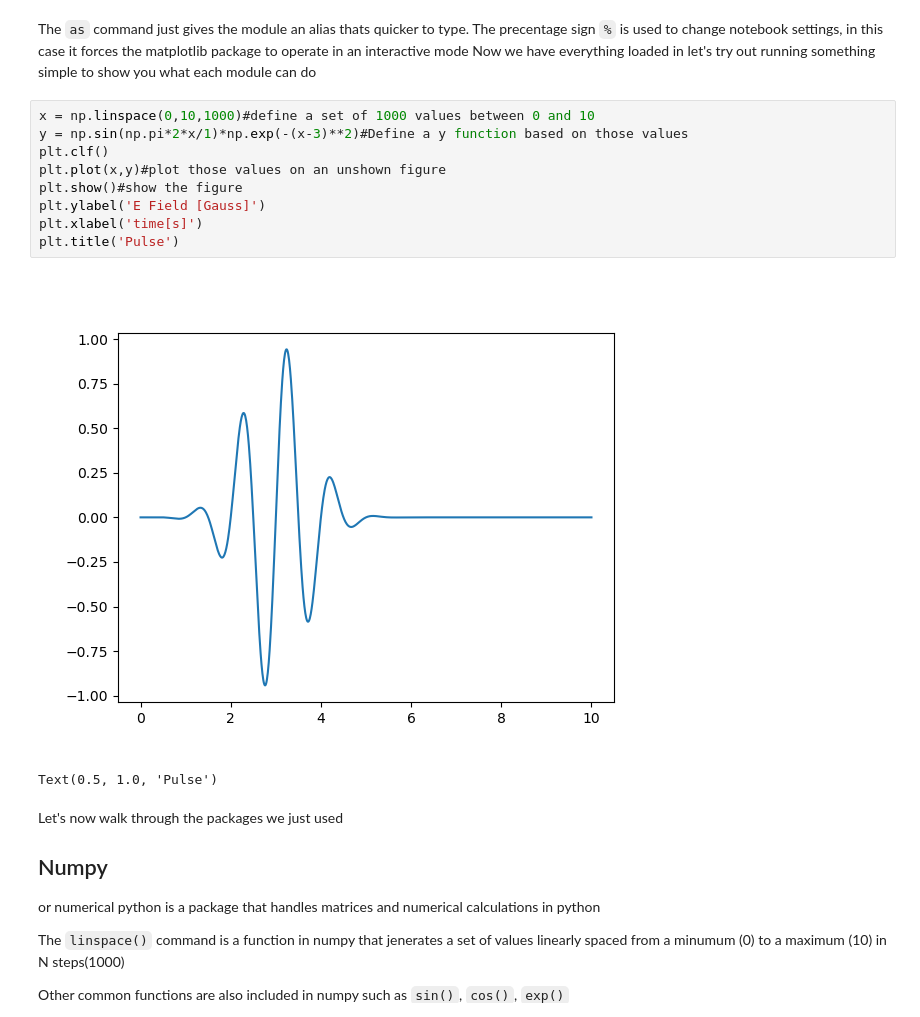
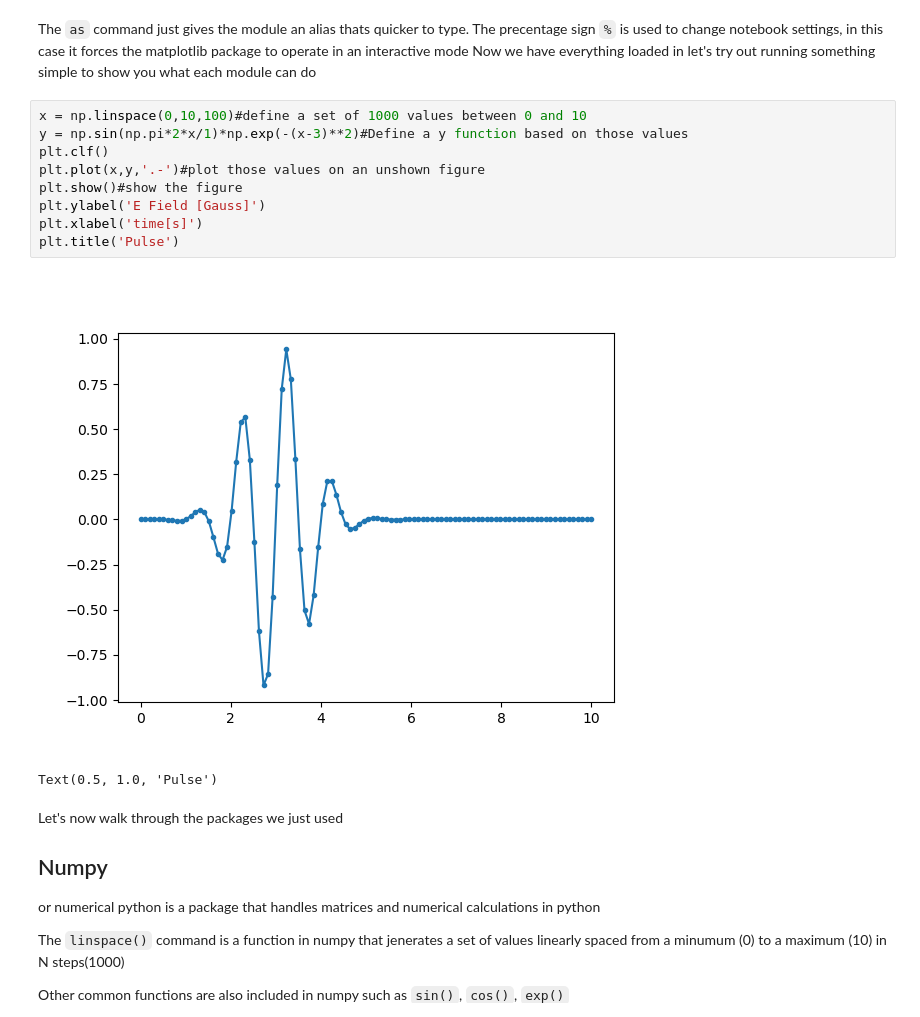
Before and after one commit to MTLphys/ManyBodyTheory, a Jupyter notebook: Class 1 Fundamentals of Python/Section0FirstPrinciples.ipynb, the cells around one changed output. Saved outputs shown, nothing was run; the diff lists cells and outputs as text.

```diff
--- a/Class 1 Fundamentals of Python/Section0FirstPrinciples.ipynb
+++ b/Class 1 Fundamentals of Python/Section0FirstPrinciples.ipynb
@@ -21,16 +25,16 @@ The `as` command just gives the module an alias thats quicker to type.
 The precentage sign `%` is used to change notebook settings, in this case it forces the matplotlib package to operate in an interactive mode
 Now we have everything loaded in let's try out running something simple to show you what each module can do
 # %%
-x = np.linspace(0,10,1000)#define a set of 1000 values between 0 and 10
+x = np.linspace(0,10,100)#define a set of 1000 values between 0 and 10
 y = np.sin(np.pi*2*x/1)*np.exp(-(x-3)**2)#Define a y function based on those values
 plt.clf()
-plt.plot(x,y)#plot those values on an unshown figure
+plt.plot(x,y,'.-')#plot those values on an unshown figure
 plt.show()#show the figure
 plt.ylabel('E Field [Gauss]')
 plt.xlabel('time[s]')
 plt.title('Pulse')
 # %% [output]
-[figure, old version]
+[figure, new version]
 Text(0.5, 1.0, 'Pulse')
 # %% [markdown]
 Let's now walk through the packages we just used
```
Also changed, not shown: parts of 3 cells of this notebook, 1 other file.
